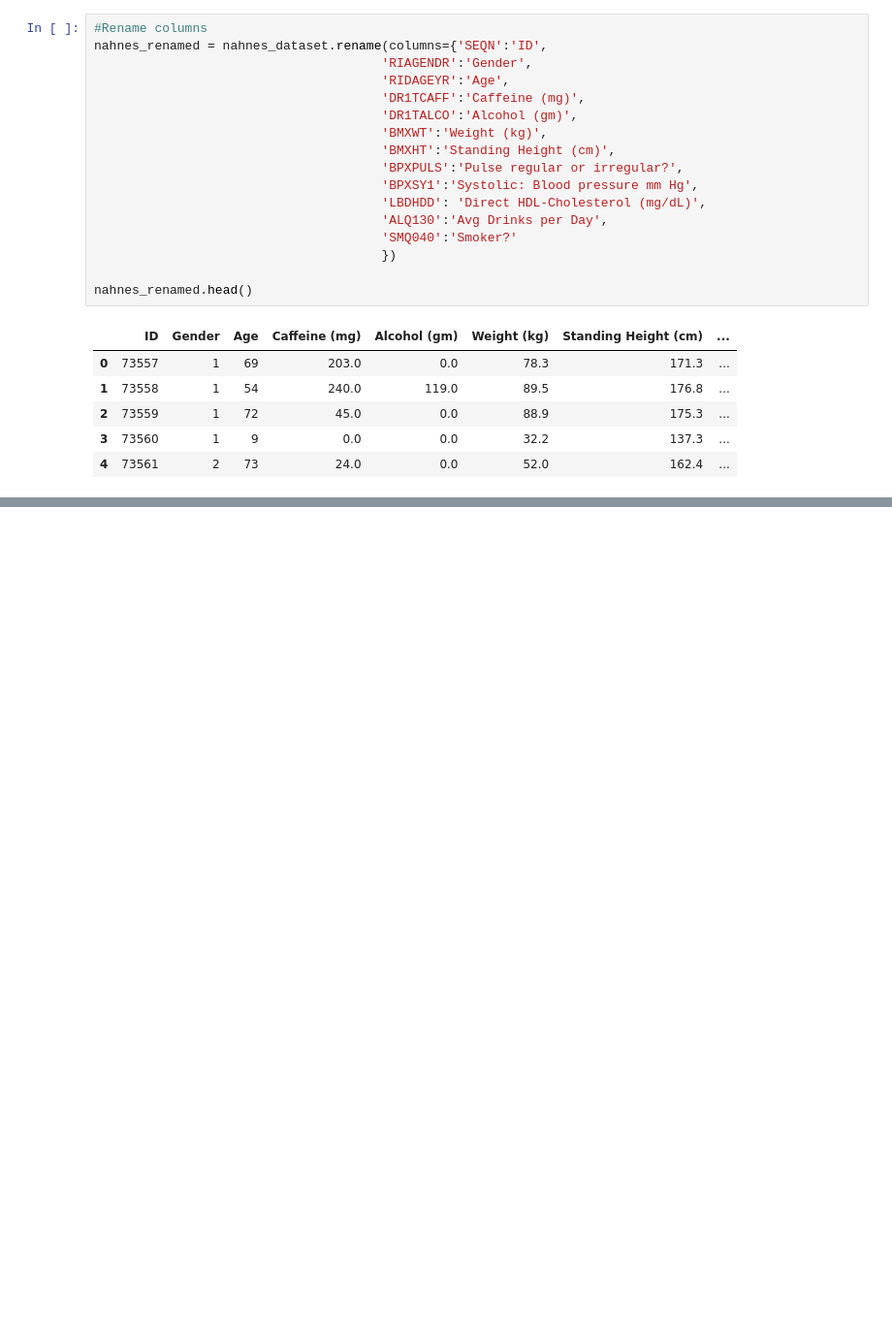
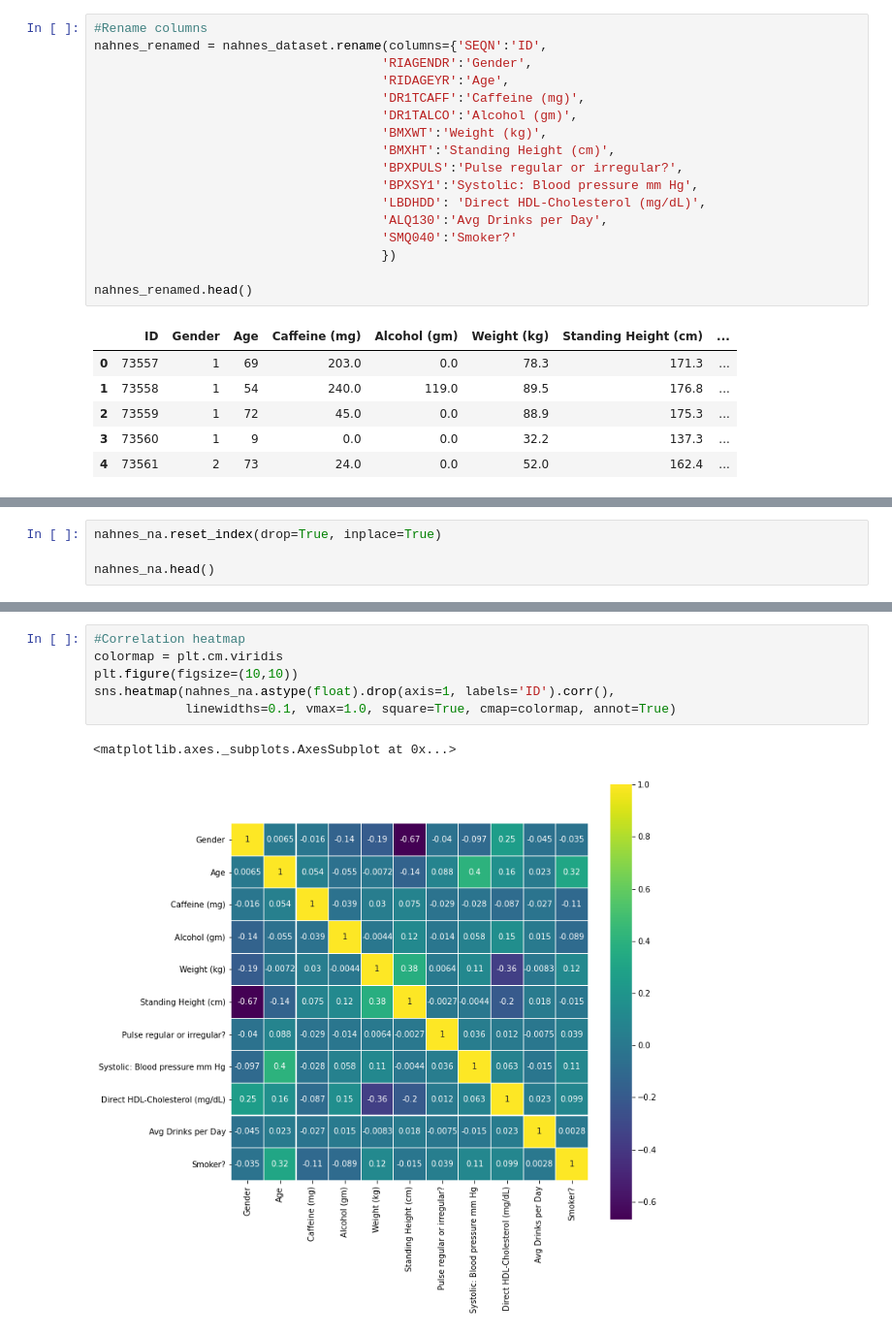
Before and after one commit to Kinnaribadal/Final-Project, a Jupyter notebook: import_merge_csv.ipynb, the cells around one changed output, grey strips where cells are left out. Shown: that part at 97% size. Saved outputs shown, nothing was run; the diff lists cells and outputs as text; blank space fills up the shorter version.

```diff
--- a/import_merge_csv.ipynb
+++ b/import_merge_csv.ipynb
@@ -90,3 +92,7 @@ nahnes_na.describe()
 | 50% | 78530.500000 | 1.000000 | 47.000000 | 144.000000 | 0.000000 | 79.700000 | 169.500000 | ... |
 | 75% | 81075.750000 | 2.000000 | 62.000000 | 258.000000 | 22.400000 | 94.000000 | 176.100000 | ... |
 | max | 83703.000000 | 2.000000 | 80.000000 | 2448.000000 | 591.400000 | 187.800000 | 198.200000 | ... |
+# %%
+nahnes_na.reset_index(drop=True, inplace=True)
+
+nahnes_na.head()
@@ -92,0 +106,9 @@ nahnes_na.describe()
+# %%
+#Correlation heatmap
+colormap = plt.cm.viridis
+plt.figure(figsize=(10,10))
+sns.heatmap(nahnes_na.astype(float).drop(axis=1, labels='ID').corr(),
+            linewidths=0.1, vmax=1.0, square=True, cmap=colormap, annot=True)
+# %% [output]
+<matplotlib.axes._subplots.AxesSubplot at 0x...>
+[figure, added]
```
Also changed, not shown: parts of 3 cells of this notebook, 1 other file.
